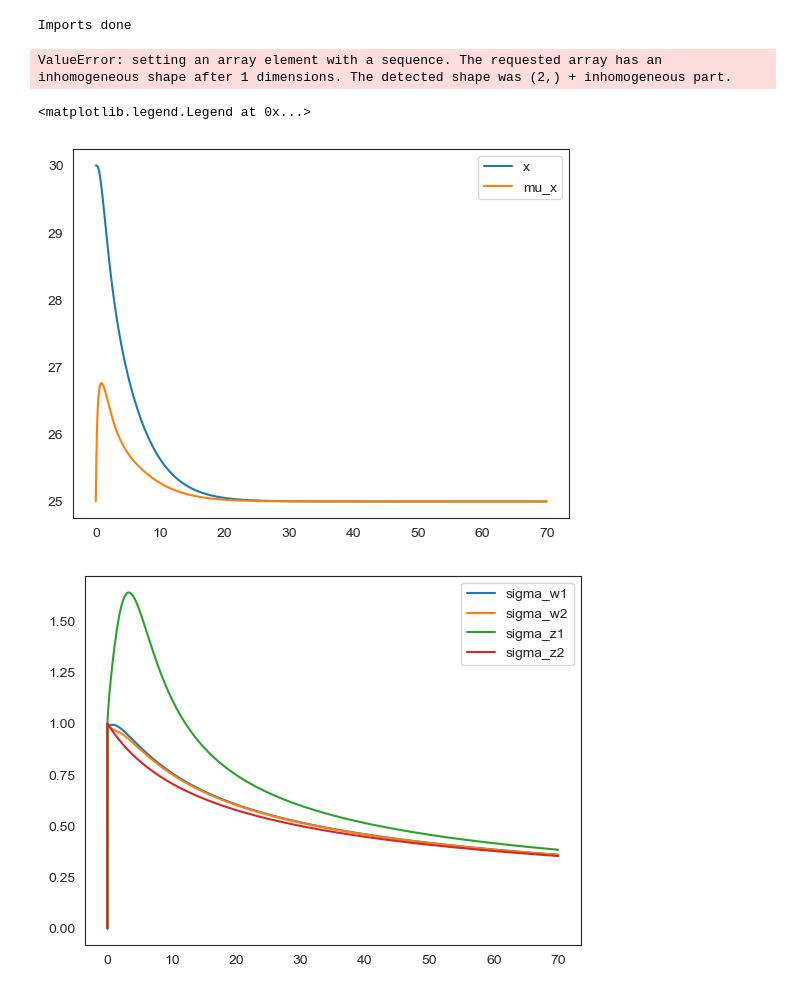
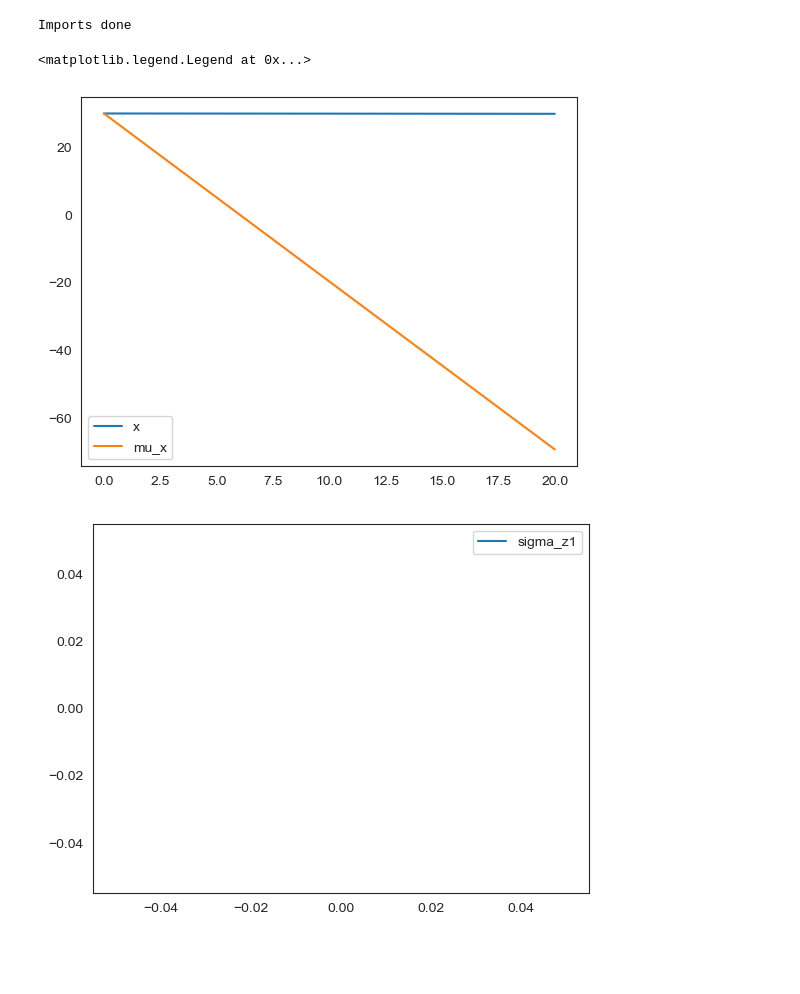
Before and after one commit to sebastiaan116/Affective-Active-Inference, a Jupyter notebook: Noise_action.ipynb, the cells around one changed output. Cells and saved outputs as stored; diff of their text form; code cells hidden in the pictures; blank space fills up the shorter version.

```diff
--- a/Noise_action.ipynb
+++ b/Noise_action.ipynb
@@ -16,7 +16,7 @@ Imports done
 # %%
 # Setting up the time data:
 dt = 0.005; # integration step, average neuron resets 200 times per second
-T = 70 + dt; # maximum time considered
+T = 20+ dt; # maximum time considered
 t = np.arange(0,T,dt)
 N= t.size #Amount of data points
 # %%
@@ -46,7 +46,7 @@ omega_z1[0] = 1
 omega_z2[0] = 1
 
 mu_v = np.ones(N)*25
-mu_x[0]= 25
+mu_x[0]= 30
 x[0] = 30
 u[0] = 0
 
@@ -54,9 +54,9 @@ u[0] = 0
 std_noise_x = 0.5
 std_noise_y = 1
 
-alpha = 0.1
-alpha_mux = 3
-alpha_u = 10
+alpha = 1
+alpha_mux = 1
+alpha_u = 0.5
 # %%
 #create D matrix
 def derivativeD(p):
@@ -136,9 +136,9 @@ for i in np.arange(0,N-1):
     x_dot = f_gp(x[i],u[i])  #+ np.random.randn(1)*std_noise_x
     x[i+1] = x[i] + dt*x_dot
 
-    y = g_gp(x[i])                      + np.random.randn(1)*std_noise_y
+    y = g_gp(x[i])                   #  + np.random.randn(1)*std_noise_y*np.sin(10*1/N*i)
     ydot = dg_gp(x[i])*f_gp(x[i],u[i])
-    y_tilde[i] = [y,ydot]
+    y_tilde[i] = [[y],[ydot]]
 
 
     # Generative model
@@ -179,24 +179,22 @@ for i in np.arange(0,N-1):
     sigma_w2[i+1] = 1/omega_w2[i+1]
     sigma_z1[i+1] = 1/omega_z1[i+1]
     sigma_z2[i+1] = 1/omega_z2[i+1]
-# %% [output]
-ValueError: setting an array element with a sequence. The requested array has an inhomogeneous shape after 1 dimensions. The detected shape was (2,) + inhomogeneous part.
 # %%
 plt.figure()
 plt.plot(t,x, label = "x")
 plt.plot(t,mu_x, label = "mu_x")
 plt.legend()
 
 # plt.figure()
 # plt.plot(t,dfmu_x)
 
 plt.figure()
-plt.plot(t,sigma_w1, label = "sigma_w1")
-plt.plot(t,sigma_w2, label = "sigma_w2")
+# plt.plot(t,sigma_w1, label = "sigma_w1")
+# plt.plot(t,sigma_w2, label = "sigma_w2")
 plt.plot(t,sigma_z1, label = "sigma_z1")
-plt.plot(t,sigma_z2, label = "sigma_z2")
+#plt.plot(t,sigma_z2, label = "sigma_z2")
 plt.legend()
 # %% [output]
 <matplotlib.legend.Legend at 0x...>
-[figure, old version]
+[figure, new version]
-[figure, old version]
+[figure, new version]
```
Also changed, not shown: 2 other files.
